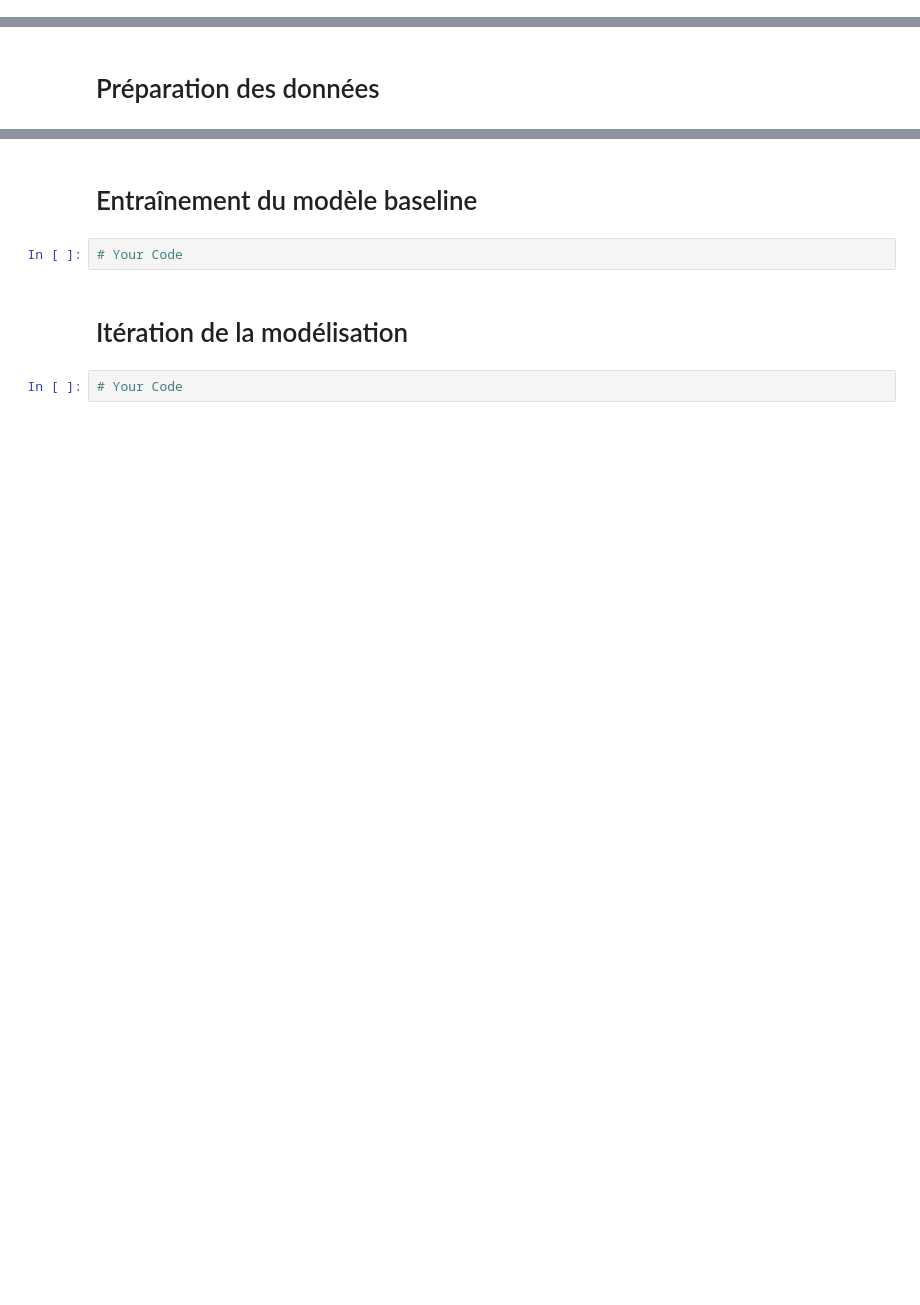
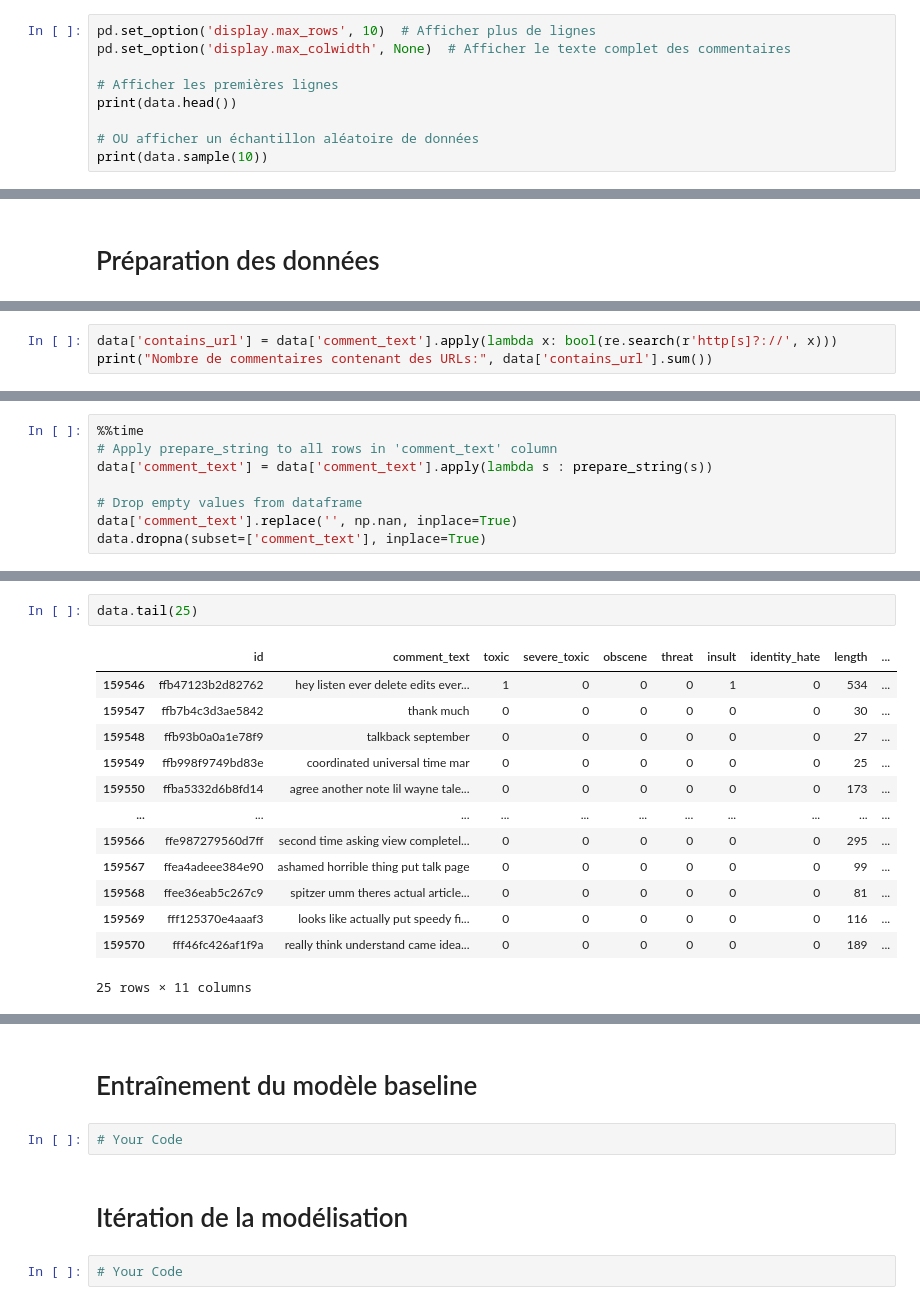
Before and after one commit to Rawliine/NLP-Project, a Jupyter notebook: Classification_commentaires_toxiques(1).ipynb, the cells around one changed output, grey strips where cells are left out. Cells and saved outputs as stored; diff of their text form; blank space fills up the shorter version.

```diff
--- a/Classification_commentaires_toxiques(1).ipynb
+++ b/Classification_commentaires_toxiques(1).ipynb
@@ -63,3 +82,12 @@ threat           0
 insult           0
 identity_hate    0
 dtype: int64
+# %%
+pd.set_option('display.max_rows', 10)  # Afficher plus de lignes
+pd.set_option('display.max_colwidth', None)  # Afficher le texte complet des commentaires
+
+# Afficher les premières lignes
+print(data.head())
+
+# OU afficher un échantillon aléatoire de données
+print(data.sample(10))
@@ -96,0 +195,3 @@ plt.show()
+# %%
+data['contains_url'] = data['comment_text'].apply(lambda x: bool(re.search(r'http[s]?://', x)))
+print("Nombre de commentaires contenant des URLs:", data['contains_url'].sum())
@@ -96,0 +621,8 @@ plt.show()
+# %%
+%%time
+# Apply prepare_string to all rows in 'comment_text' column
+data['comment_text'] = data['comment_text'].apply(lambda s : prepare_string(s))
+
+# Drop empty values from dataframe
+data['comment_text'].replace('', np.nan, inplace=True)
+data.dropna(subset=['comment_text'], inplace=True)
@@ -96,0 +631,16 @@ plt.show()
+# %%
+data.tail(25)
+# %% [output]
+|  | id | comment_text | toxic | severe_toxic | obscene | threat | insult | identity_hate | length | ... |
+| 159546 | ffb47123b2d82762 | hey listen ever delete edits ever... | 1 | 0 | 0 | 0 | 1 | 0 | 534 | ... |
+| 159547 | ffb7b4c3d3ae5842 | thank much | 0 | 0 | 0 | 0 | 0 | 0 | 30 | ... |
+| 159548 | ffb93b0a0a1e78f9 | talkback september | 0 | 0 | 0 | 0 | 0 | 0 | 27 | ... |
+| 159549 | ffb998f9749bd83e | coordinated universal time mar | 0 | 0 | 0 | 0 | 0 | 0 | 25 | ... |
+| 159550 | ffba5332d6b8fd14 | agree another note lil wayne tale... | 0 | 0 | 0 | 0 | 0 | 0 | 173 | ... |
+| ... | ... | ... | ... | ... | ... | ... | ... | ... | ... | ... |
+| 159566 | ffe987279560d7ff | second time asking view completel... | 0 | 0 | 0 | 0 | 0 | 0 | 295 | ... |
+| 159567 | ffea4adeee384e90 | ashamed horrible thing put talk page | 0 | 0 | 0 | 0 | 0 | 0 | 99 | ... |
+| 159568 | ffee36eab5c267c9 | spitzer umm theres actual article... | 0 | 0 | 0 | 0 | 0 | 0 | 81 | ... |
+| 159569 | fff125370e4aaaf3 | looks like actually put speedy fi... | 0 | 0 | 0 | 0 | 0 | 0 | 116 | ... |
+| 159570 | fff46fc426af1f9a | really think understand came idea... | 0 | 0 | 0 | 0 | 0 | 0 | 189 | ... |
+25 rows × 11 columns
```
Also changed, not shown: parts of 12 cells of this notebook.
